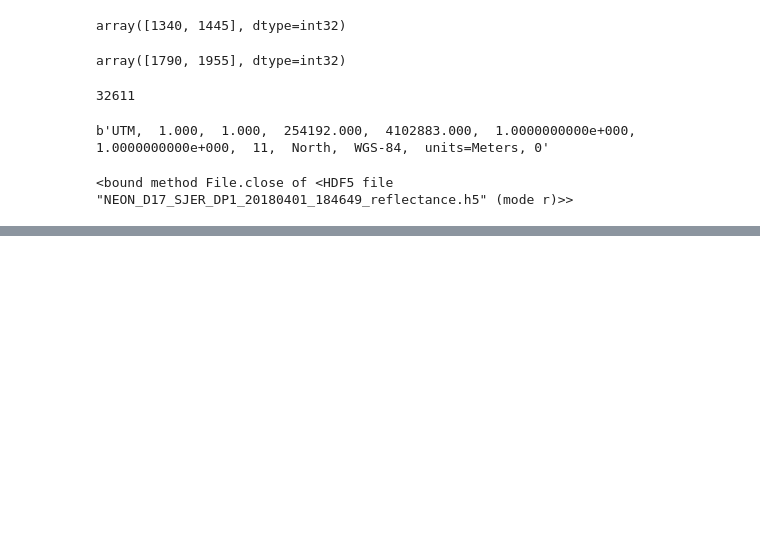
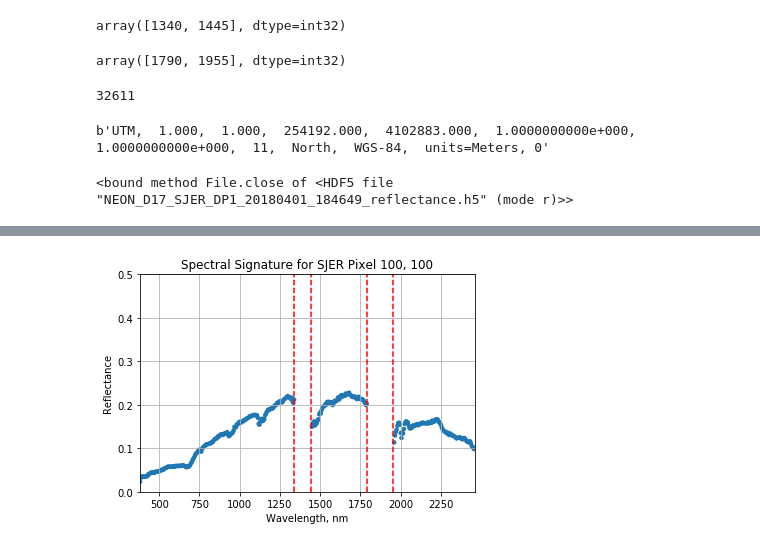
Before and after one commit to vscholl/2018-NEON-Data-Institute-Git-Demo, a Jupyter notebook: extract_and_plot_spectra_from_hdf5.ipynb, the cells around one changed output, grey strips where cells are left out. Saved outputs shown, nothing was run; the diff lists cells and outputs as text; code cells hidden in the pictures; blank space fills up the shorter version.

```diff
--- a/extract_and_plot_spectra_from_hdf5.ipynb
+++ b/extract_and_plot_spectra_from_hdf5.ipynb
@@ -282,0 +386,13 @@ hdf5_file.close
+# %%
+# make a copy to deal with the mutable data type
+from copy import copy
+w = copy(metadata['wavelength'])
+
+# can also use bbw1[0] or bbw1[1] to avoid hard-coding in
+w[((w >= 1340) & (w <= 1445)) | ((w >= 1790) & (w <= 1955))] = np.nan
+
+# the last 10 bands sometimes have noise - best to eliminate
+w[-10:] = np.nan
+
+# optionally print wavelength values to show that -9999 values are replaced with nan
+w
@@ -282,0 +417,3 @@ hdf5_file.close
+# %%
+serc_pixel_df['wavelengths'] = w
+serc_pixel_df
@@ -282,0 +442,27 @@ hdf5_file.close
+# %%
+# plot the data with bad band points removed
+serc_pixel_df.plot(x='wavelengths',
+                   y='reflectance',
+                   kind='scatter',
+                   edgecolor='none')
+
+plt.title('Spectral Signature for '+sitename+' Pixel '+', '.join(map(str, pixel_to_plot)))
+
+ax2 = plt.gca() # stands for 'get current axis'
+ax2.grid(True)
+ax2.set_xlim([np.min(serc_pixel_df['wavelengths']),
+              np.max(serc_pixel_df['wavelengths'])])
+ax2.set_ylim(0,0.5)
+ax2.set_xlabel("Wavelength, nm")
+ax2.set_ylabel("Reflectance")
+
+#Add in red dotted lines to show boundaries of bad band windows:
+ax2.plot((1340,1340), (0,1.5), 'r--')
+ax2.plot((1445,1445), (0,1.5), 'r--')
+ax2.plot((1790,1790), (0,1.5), 'r--')
+ax2.plot((1955,1955), (0,1.5), 'r--')
+
+fig = ax2.get_figure()
+fig.savefig('output/figs/'+sitename+'_plot3.png')
+# %% [output]
+[figure, added]
```
Also changed, not shown: parts of 14 cells of this notebook.
